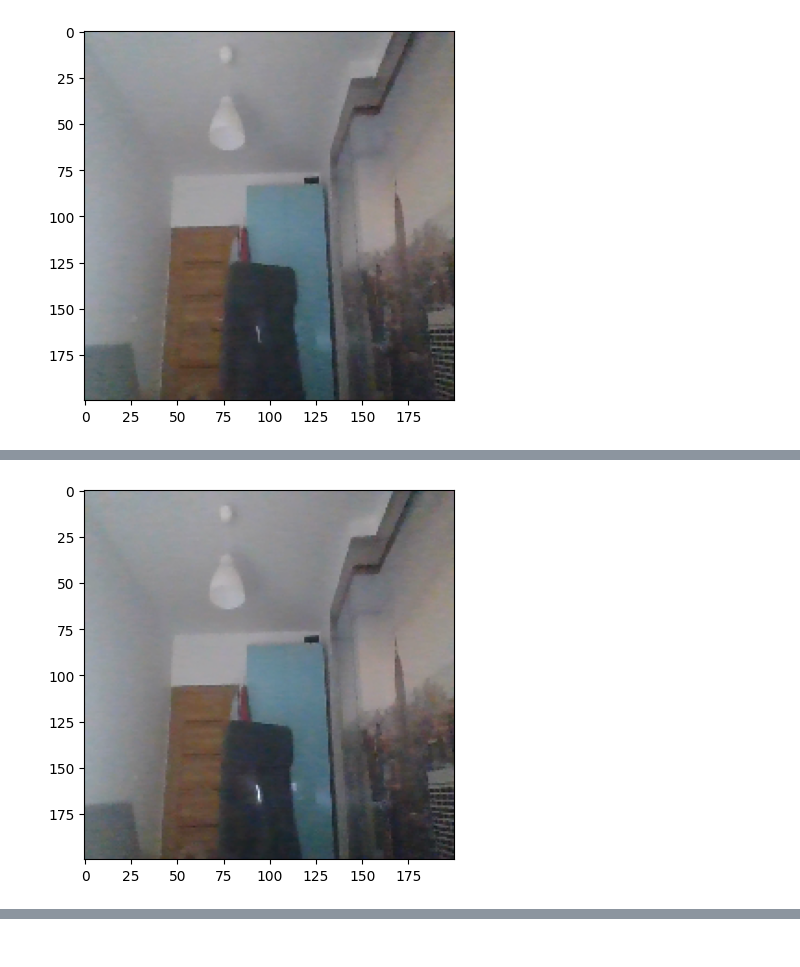
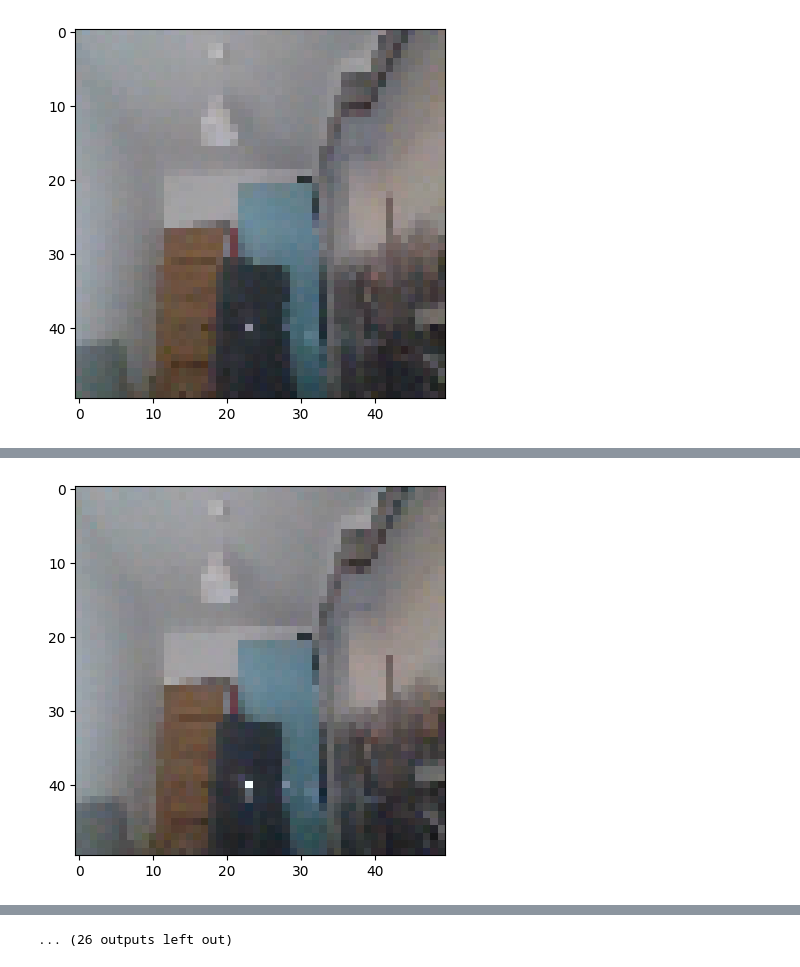
Before and after one commit to mikitomi21/Camera_Detecions, a Jupyter notebook: neural_network.ipynb, the cells around one changed output, grey strips where cells are left out. Saved outputs shown, nothing was run; the diff lists cells and outputs as text; code cells hidden in the pictures.

Commit message:
Update new model

```diff
--- a/neural_network.ipynb
+++ b/neural_network.ipynb
@@ -87,4 +52,0 @@ model = keras.models.Sequential(
-# %%
-model.compile(loss = keras.losses.SparseCategoricalCrossentropy(),
-              optimizer = tf.keras.optimizers.Adam(learning_rate=0.001),
-              metrics = ['accuracy'])
@@ -109,2 +52,0 @@ _________________________________________________________________
-# %%
-model_fit = model.fit(x_train, y_train, epochs = 20)
@@ -137,0 +73,6 @@ Human
+# %%
+model.compile(loss = 'binary_crossentropy',
+              optimizer = tf.keras.optimizers.Adam(learning_rate=0.001),
+              metrics = ['accuracy'])
+# %%
+model_fit = model.fit(x_train, y_train, batch_size=BATCH_SIZE, epochs = 5)
@@ -144,10 +102,10 @@ import matplotlib.pyplot as plt
 # %%
-DIR = 'img/test/'
+dir = 'img/test/'
 
 i=0
-for file in os.listdir(DIR):
-        path = DIR+file
-        img = image.load_img(path, target_size=(200,200))
+for file in os.listdir(dir):
+        path = dir+file
+        img = image.load_img(path, target_size=(IMG_SIZE,IMG_SIZE))
         plt.imshow(img)
         plt.show()
 
@@ -160,9 +118,5 @@ for file in os.listdir(DIR):
                 print("Not Human")
         elif label == 1:
                 print("Human")
-
-        i+=1
-        if i == 3:
-                break
 # %% [output]
-[figure, old version]
+[figure, new version]
@@ -171 +125 @@ Not Human
-[figure, old version]
+[figure, new version]
@@ -176,0 +140 @@ Not Human
+... (26 outputs left out)
```
Also changed, not shown: parts of 17 cells of this notebook, 4 other files.
